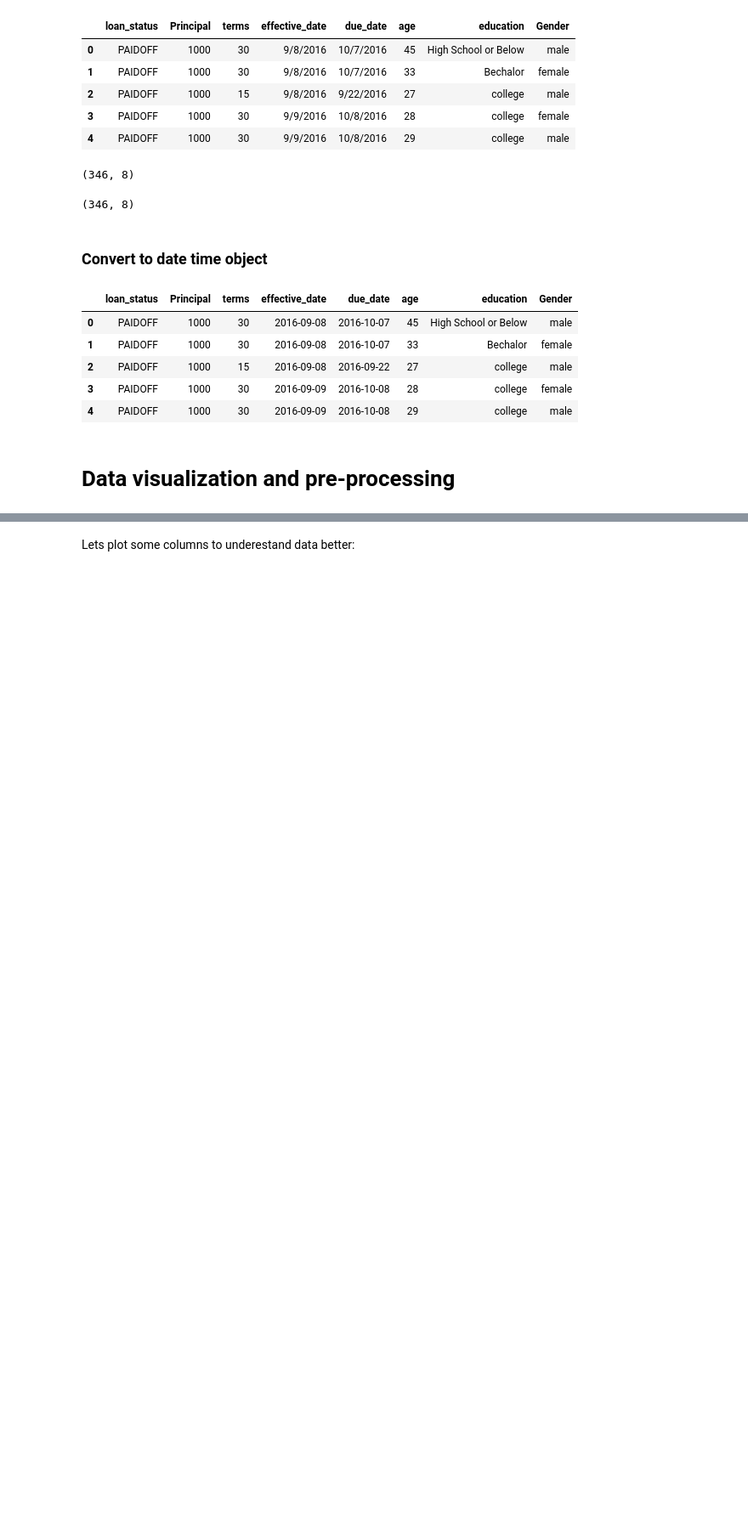
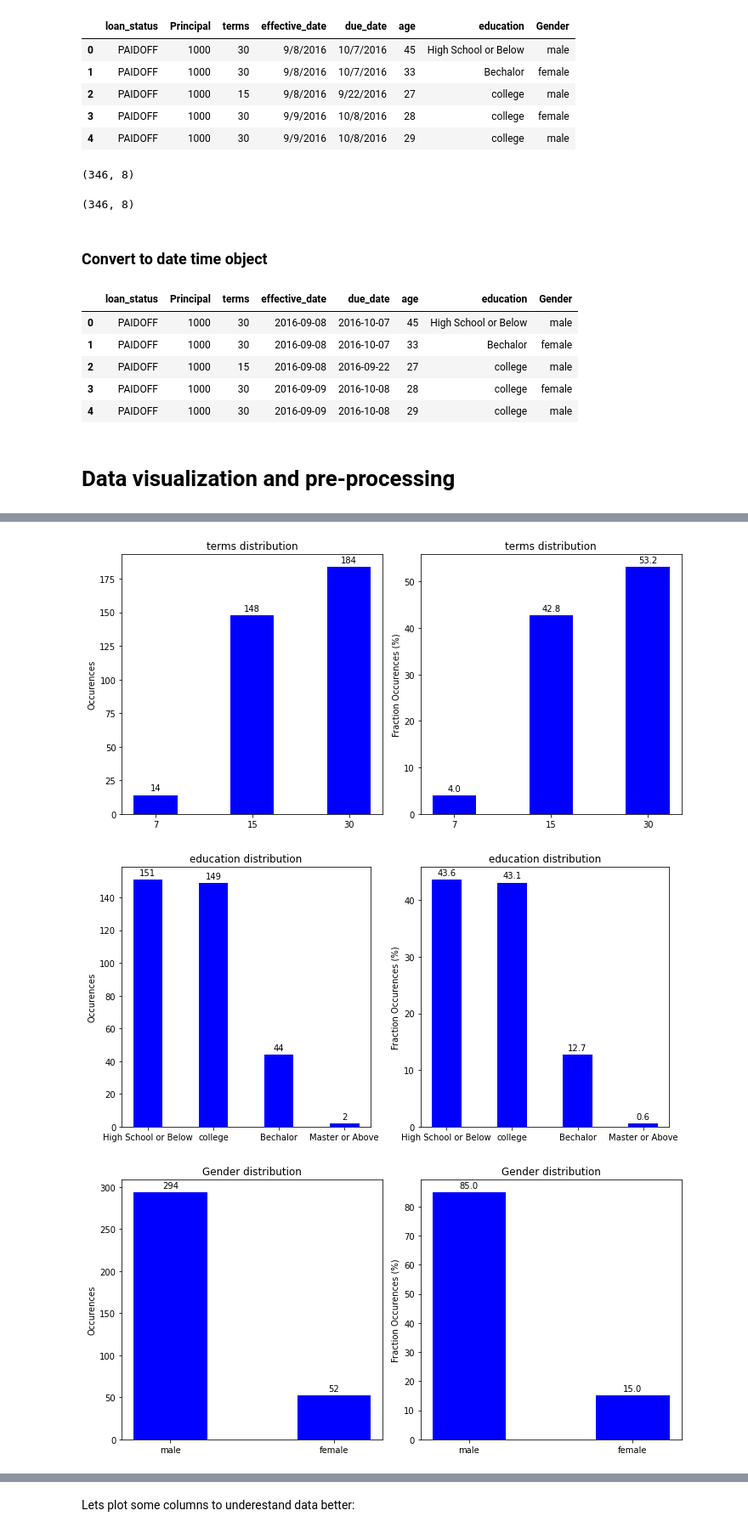
Before and after one commit to lualeperez/coursera-final-project-machine-learning-with-python, a Jupyter notebook: ML0101EN-Proj-Loan-py-v1.ipynb, the cells around one changed output, grey strips where cells are left out. Shown at 85% size. Cells and saved outputs as stored; diff of their text form; code cells hidden in the pictures; blank space fills up the shorter version.

```diff
--- a/ML0101EN-Proj-Loan-py-v1.ipynb
+++ b/ML0101EN-Proj-Loan-py-v1.ipynb
@@ -118,0 +187,13 @@ Name: loan_status, dtype: int64
+# %%
+for col in cat_vars:
+    var_counts = df[col].value_counts()
+    if df[col].dtype != "object":
+        var_counts = var_counts.sort_index(ascending = True)
+
+    cat_vars_dist_plot(var_counts = var_counts,
+                       figsize    = (10,5),
+                       wi         = 0.45)
+# %% [output]
+[figure, added]
+[figure, added]
+[figure, added]
```
Also changed, not shown: parts of 65 cells of this notebook.
